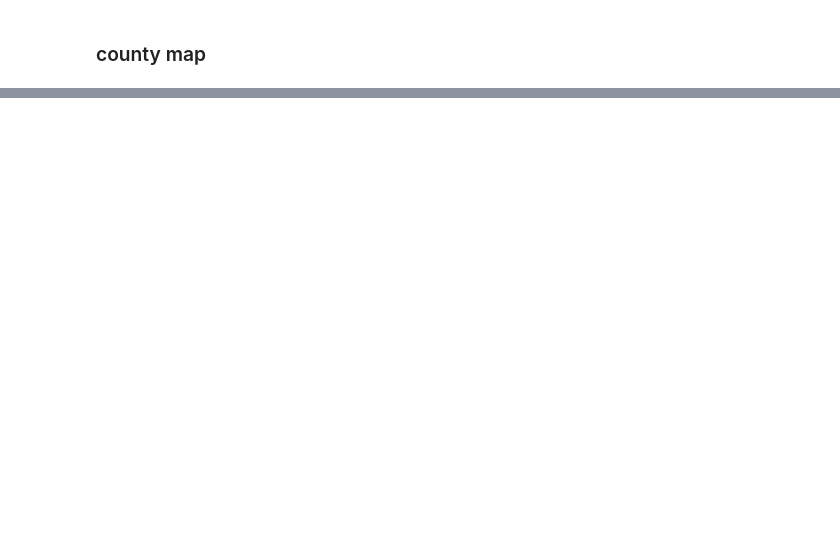
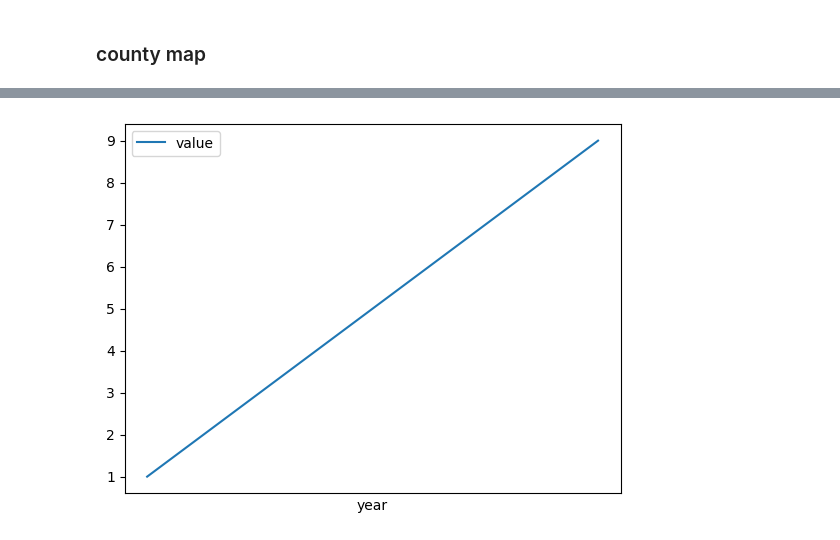
Before and after one commit to KuoLiang-hub/housing_data, a Jupyter notebook: housing_price_NJ.ipynb, the cells around one changed output, grey strips where cells are left out. Cells and saved outputs as stored; diff of their text form; code cells hidden in the pictures; blank space fills up the shorter version.

```diff
--- a/housing_price_NJ.ipynb
+++ b/housing_price_NJ.ipynb
@@ -35,3 +58,15 @@ dcsim_data.plot(figsize=(10, 5),grid='y')
 ### county map
 # %% [markdown]
 ![nj county img](./pics/NJ-County-Map.jpg)
+# %%
+import pandas as pd
+import matplotlib.pyplot as plt
+import matplotlib.dates as mdates
+
+df = pd.DataFrame({'year': [2000, 2001, 2002, 2003, 2004, 2005, 2006, 2007, 2008], 'value': [1, 2, 3, 4, 5, 6, 7, 8, 9]})
+ax = df.plot(x='year', y='value')
+ax.xaxis.set_major_locator(mdates.YearLocator())
+ax.xaxis.set_major_formatter(mdates.DateFormatter('%Y'))
+plt.show()
+# %% [output]
+[figure, added]
```
Also changed, not shown: parts of 8 cells of this notebook.
